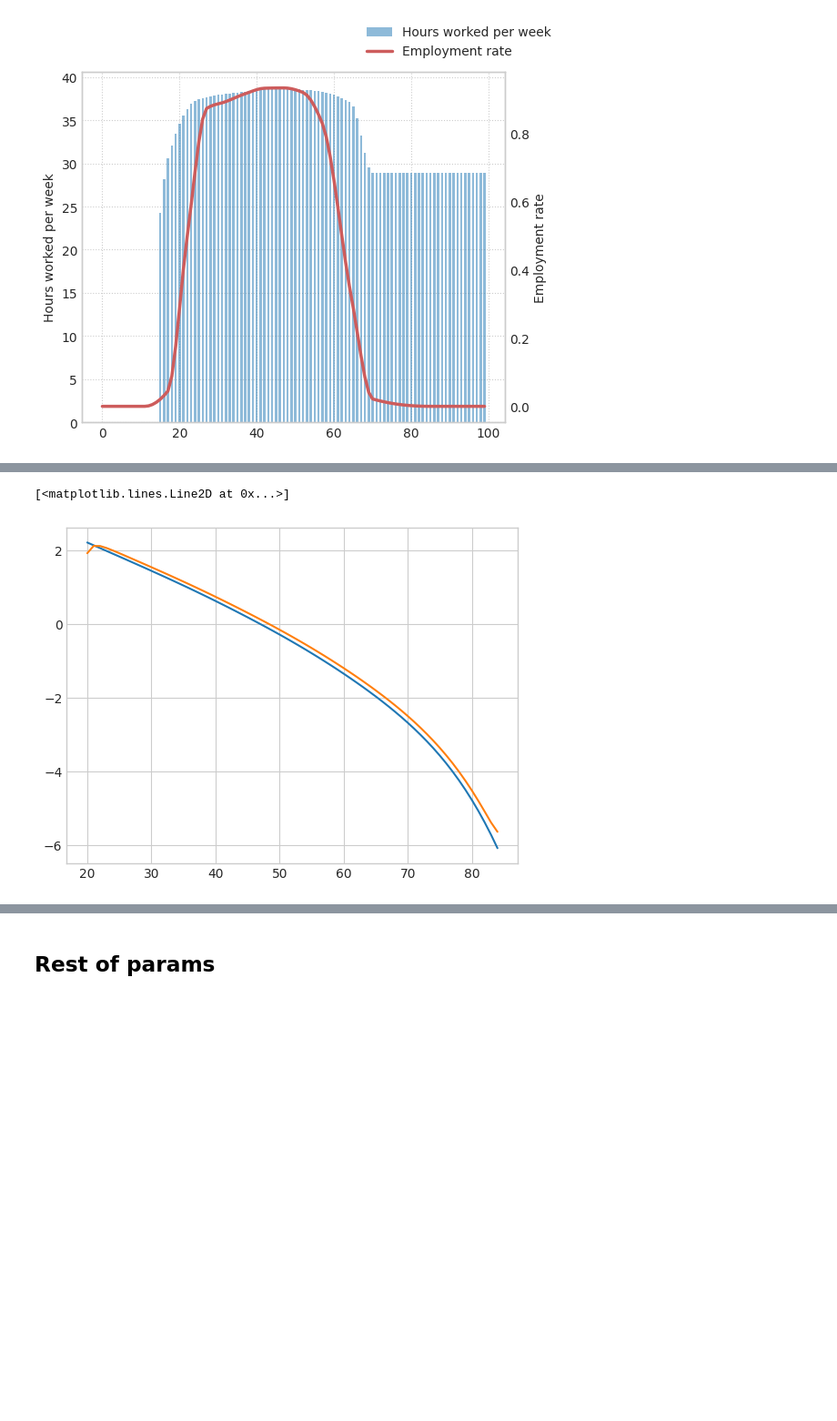
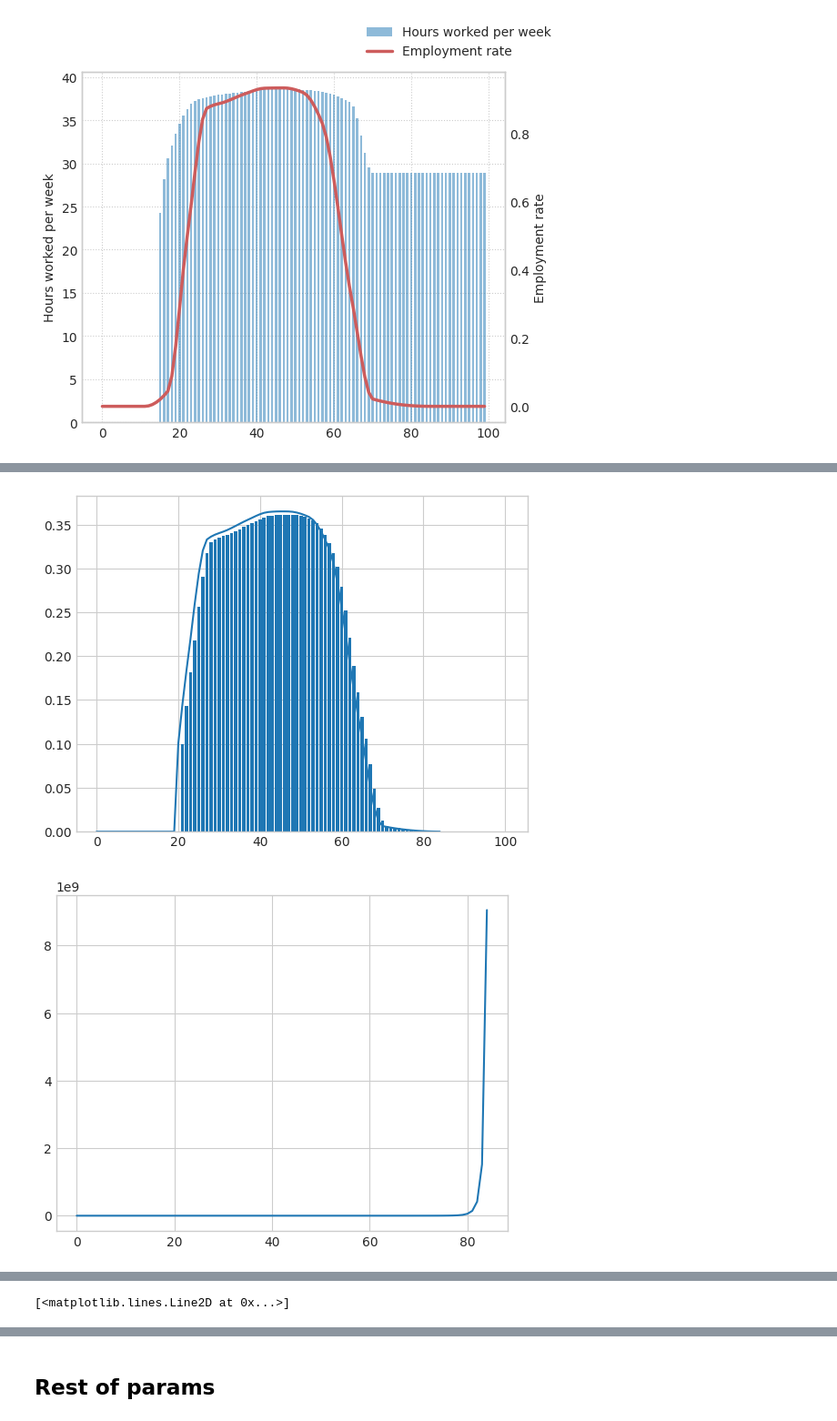
Before and after one commit to Gandolier/Cost_of_ageing_OLG, a Jupyter notebook: Interface (via Notebooks)/Tests.ipynb, the cells around one changed output, grey strips where cells are left out. Shown at 91% size. Cells and saved outputs as stored; diff of their text form; code cells hidden in the pictures; blank space fills up the shorter version.

```diff
--- a/Interface (via Notebooks)/Tests.ipynb
+++ b/Interface (via Notebooks)/Tests.ipynb
@@ -292,6 +278,15 @@ c_h00 = ss_results['c_vec']
-# %%
-plt.plot(np.log(c_h00))
-plt.plot(np.log(c_h03))
-# %% [output]
-[<matplotlib.lines.Line2D at 0x...>]
-[figure, removed]
+# %%
+plt.plot(ss_results['n_vec'])
+plt.bar(range(1, 101), n_target)
+plt.show()
+
+plt.plot(chi_s)
+plt.show()
+
+plt.plot(ss_results['c_vec'])
+plt.show()
+
+plt.plot(ss_results['b_vec'])
+# %% [output]
+[figure, added]
+[figure, added]
@@ -297,0 +294 @@ plt.plot(np.log(c_h03))
+[<matplotlib.lines.Line2D at 0x...>]
```
Also changed, not shown: parts of 8 cells of this notebook, 2 other files.
